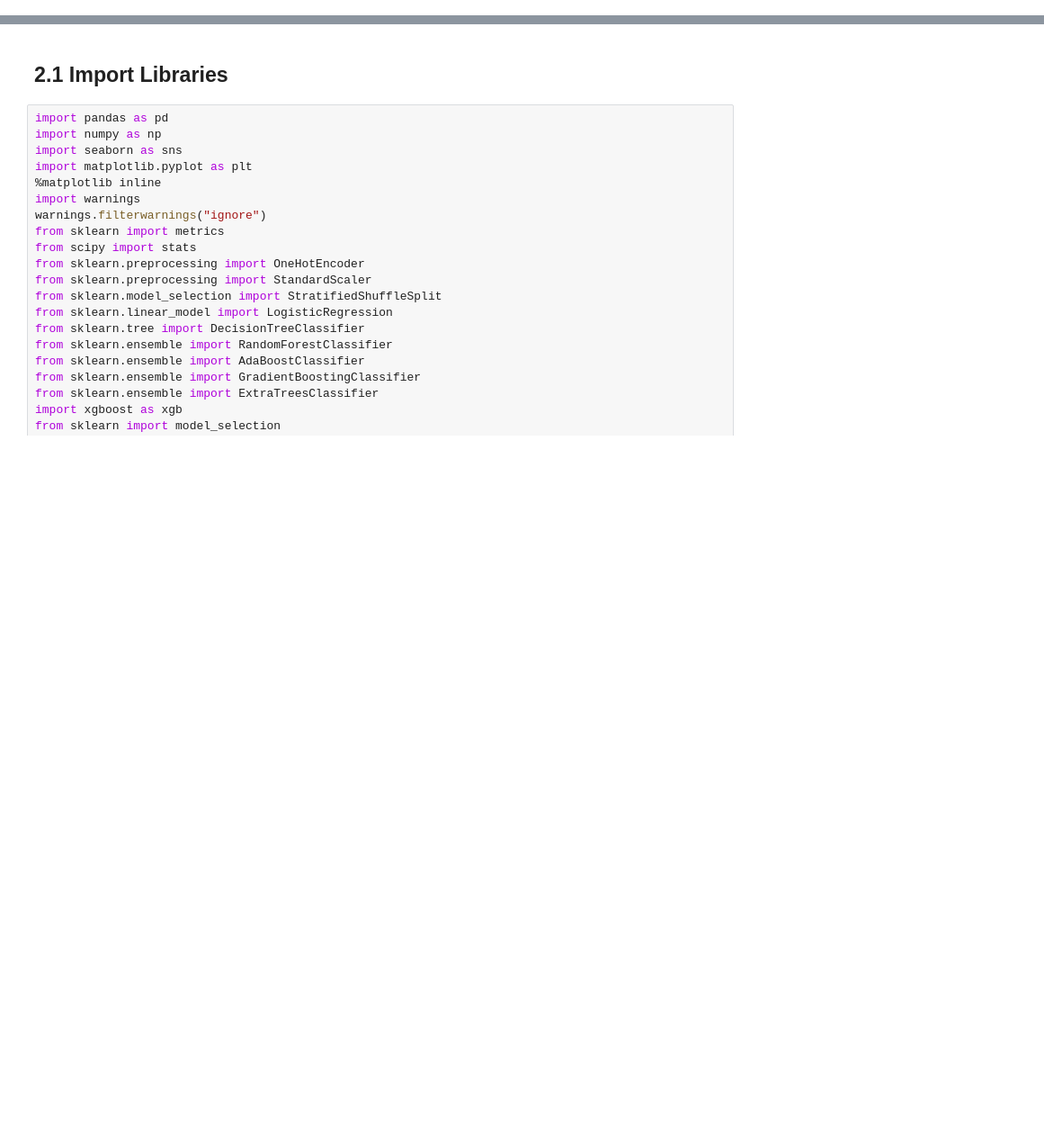
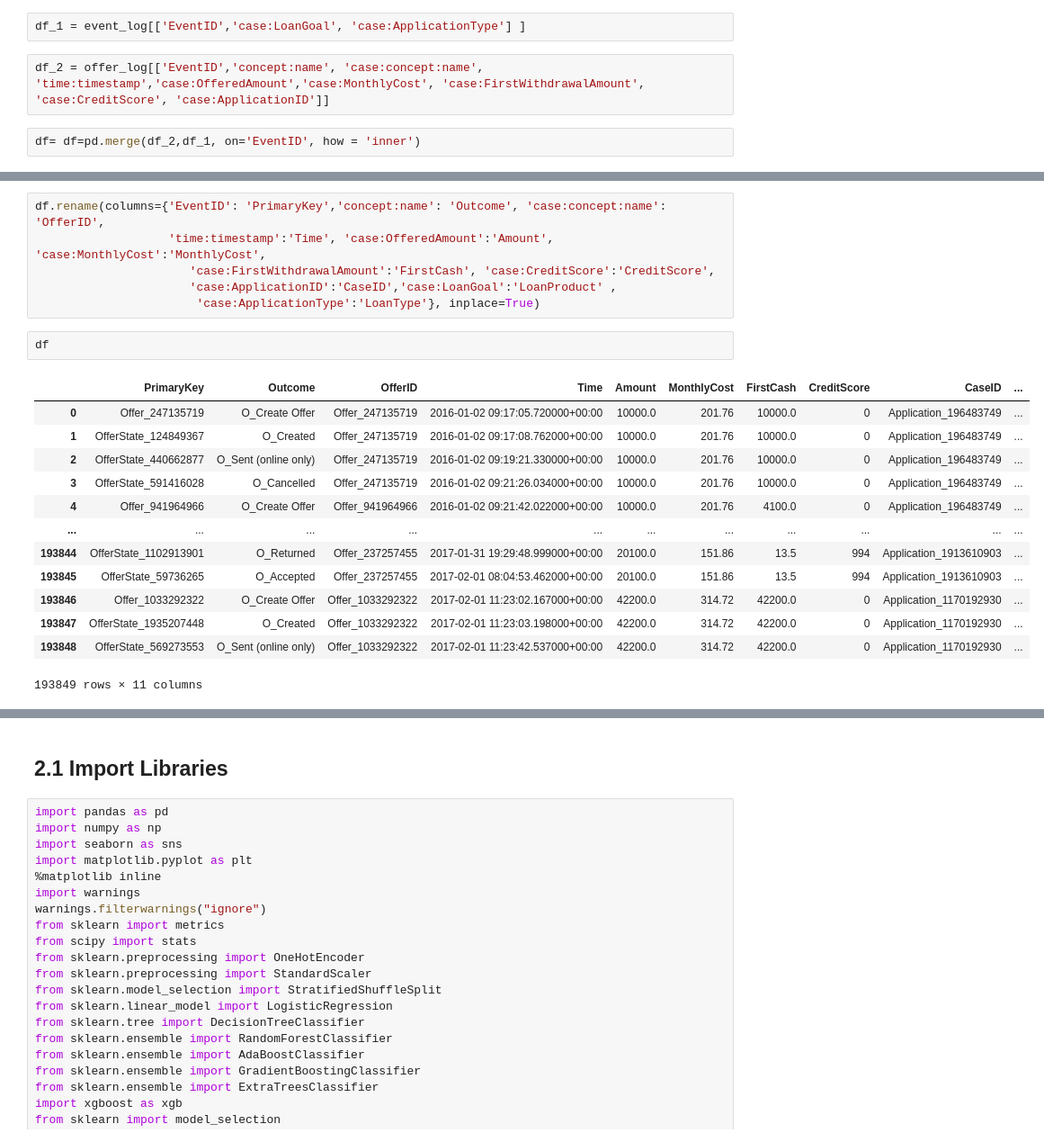
Before and after one commit to Bassamelkoussa/loan-application-process, a Jupyter notebook: Dissertation_Sep.ipynb, the cells around one changed output, grey strips where cells are left out. Shown at 90% size. Saved outputs shown, nothing was run; the diff lists cells and outputs as text; blank space fills up the shorter version.

```diff
--- a/Dissertation_Sep.ipynb
+++ b/Dissertation_Sep.ipynb
@@ -8,0 +101,6 @@
+# %%
+df_1 = event_log[['EventID','case:LoanGoal', 'case:ApplicationType'] ]
+# %%
+df_2 = offer_log[['EventID','concept:name', 'case:concept:name', 'time:timestamp','case:OfferedAmount','case:MonthlyCost', 'case:FirstWithdrawalAmount', 'case:CreditScore', 'case:ApplicationID']]
+# %%
+df= df=pd.merge(df_2,df_1, on='EventID', how = 'inner')
@@ -8,0 +123,22 @@
+# %%
+df.rename(columns={'EventID': 'PrimaryKey','concept:name': 'Outcome', 'case:concept:name': 'OfferID',
+                   'time:timestamp':'Time', 'case:OfferedAmount':'Amount', 'case:MonthlyCost':'MonthlyCost',
+                      'case:FirstWithdrawalAmount':'FirstCash', 'case:CreditScore':'CreditScore',
+                      'case:ApplicationID':'CaseID','case:LoanGoal':'LoanProduct' ,
+                       'case:ApplicationType':'LoanType'}, inplace=True)
+# %%
+df
+# %% [output]
+|  | PrimaryKey | Outcome | OfferID | Time | Amount | MonthlyCost | FirstCash | CreditScore | CaseID | ... |
+| 0 | Offer_247135719 | O_Create Offer | Offer_247135719 | 2016-01-02 09:17:05.720000+00:00 | 10000.0 | 201.76 | 10000.0 | 0 | Application_196483749 | ... |
+| 1 | OfferState_124849367 | O_Created | Offer_247135719 | 2016-01-02 09:17:08.762000+00:00 | 10000.0 | 201.76 | 10000.0 | 0 | Application_196483749 | ... |
+| 2 | OfferState_440662877 | O_Sent (online only) | Offer_247135719 | 2016-01-02 09:19:21.330000+00:00 | 10000.0 | 201.76 | 10000.0 | 0 | Application_196483749 | ... |
+| 3 | OfferState_591416028 | O_Cancelled | Offer_247135719 | 2016-01-02 09:21:26.034000+00:00 | 10000.0 | 201.76 | 10000.0 | 0 | Application_196483749 | ... |
+| 4 | Offer_941964966 | O_Create Offer | Offer_941964966 | 2016-01-02 09:21:42.022000+00:00 | 10000.0 | 201.76 | 4100.0 | 0 | Application_196483749 | ... |
+| ... | ... | ... | ... | ... | ... | ... | ... | ... | ... | ... |
+| 193844 | OfferState_1102913901 | O_Returned | Offer_237257455 | 2017-01-31 19:29:48.999000+00:00 | 20100.0 | 151.86 | 13.5 | 994 | Application_1913610903 | ... |
+| 193845 | OfferState_59736265 | O_Accepted | Offer_237257455 | 2017-02-01 08:04:53.462000+00:00 | 20100.0 | 151.86 | 13.5 | 994 | Application_1913610903 | ... |
+| 193846 | Offer_1033292322 | O_Create Offer | Offer_1033292322 | 2017-02-01 11:23:02.167000+00:00 | 42200.0 | 314.72 | 42200.0 | 0 | Application_1170192930 | ... |
+| 193847 | OfferState_1935207448 | O_Created | Offer_1033292322 | 2017-02-01 11:23:03.198000+00:00 | 42200.0 | 314.72 | 42200.0 | 0 | Application_1170192930 | ... |
+| 193848 | OfferState_569273553 | O_Sent (online only) | Offer_1033292322 | 2017-02-01 11:23:42.537000+00:00 | 42200.0 | 314.72 | 42200.0 | 0 | Application_1170192930 | ... |
+193849 rows × 11 columns
```
Also changed, not shown: parts of 61 cells of this notebook.
